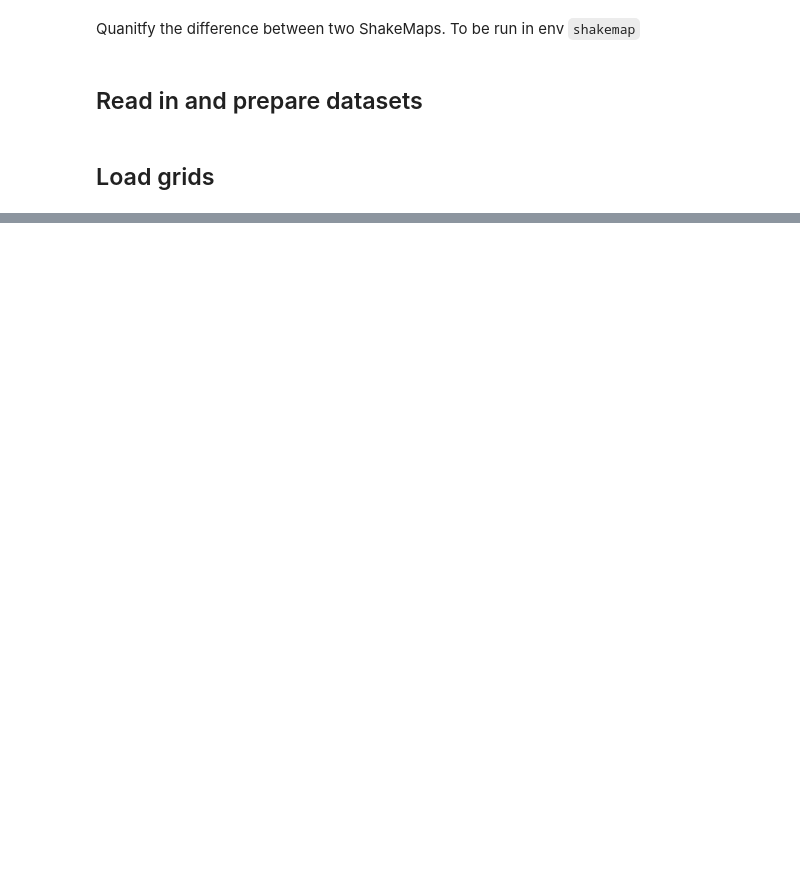
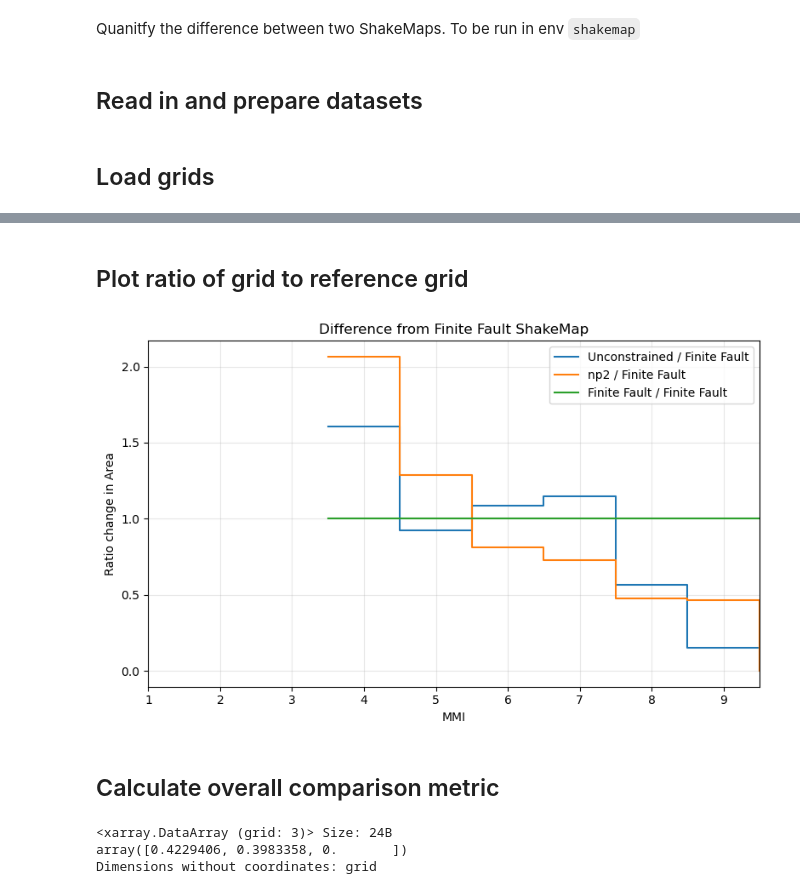
Before and after one commit to zoe-yin/shakemap-postprocess-tools, a Jupyter notebook: compare_shakemaps/calcDiff_v02.ipynb, the cells around one changed output, grey strips where cells are left out. Drawn from its saved outputs; the diff is of its cells as text; code cells hidden in the pictures; blank space fills up the shorter version.

Commit message:
calcDiff switch to xarray

```diff
--- a/compare_shakemaps/calcDiff_v02.ipynb
+++ b/compare_shakemaps/calcDiff_v02.ipynb
@@ -31,15 +31,13 @@ from mapio.shake import ShakeGrid
 # ]
 # eventid = 'us2000d7q6'
 eventid= 'us6000jllz'
+# eventid='us60007idc'
+# eventid='us1000h3p4'
+
 eventtype='np2'    # 'np1-2', 'slab2',
 
+
 datadir = '/Users/hyin/shakemap_profiles/default/data/'
-
-# for eventid in eventlist:
-#     grid1='/Users/hyin/shakemap_profiles/default/data/us6000jlqa/ffsimmer_pointsource/products/grid.xml'
-#     grid2 = '/Users/hyin/shakemap_profiles/default/data/us6000jlqa/np1/products/grid.xml'
-#     grid3 = '/Users/hyin/shakemap_profiles/default/data/us6000jlqa/shakemap_reproduction/products/grid.xml'
-
 grid1=f'/Users/hyin/shakemap_profiles/default/data/{eventid}/ffsimmer_pointsource/products/grid.xml'
 grid2 = f'/Users/hyin/shakemap_profiles/default/data/{eventid}/{eventtype}/products/grid.xml'
 grid3 = f'/Users/hyin/shakemap_profiles/default/data/{eventid}/shakemap_reproduction/products/grid.xml'
@@ -54,7 +52,8 @@ grid_files = [
 labels = ["Unconstrained",f"{eventtype}","Finite Fault"]
 
 imt = "mmi"
-threshold = 1.0
 output = f'/Users/hyin/shakemap_profiles/default/data/{eventid}/comparison/'
+
+n = len(grid_files)
 # %% [markdown]
 ## Load grids
@@ -87 +248,64 @@ lons = np.linspace(cutdict.xmin, cutdict.xmax, nx)
+# %% [markdown]
+## Plot ratio of grid to reference grid
+# %%
+import numpy as np
+import matplotlib.pyplot as plt
+
+fig, ax = plt.subplots(figsize=(8, 5))
+
+ref_idx = n-1
+ref = bin_areas.isel(grid=ref_idx)
+
+mmi = bin_areas["mmi"].values
+
+for i, label in enumerate(labels):
+    y = bin_areas.isel(grid=i)
+
+    # safe ratio
+    delta = y / ref
+    delta = delta.where(ref != 0)
+
+    ax.step(
+        mmi,
+        delta.values,
+        where="post",
+        label=f"{label} / {labels[ref_idx]}"
+    )
+
+ax.set_xlabel("MMI")
+ax.set_ylabel("Ratio change in Area")
+ax.set_title(f"Difference from {labels[ref_idx]} ShakeMap")
+ax.legend()
+ax.grid(True, alpha=0.3)
+ax.set_xlim(1.0, 9.5)
+
+plt.tight_layout()
+plt.savefig(f"{output}/MMI_area-intensity-dist_comparison.png", dpi=200)
+plt.show()
+# %% [output]
+[figure, added]
+# %% [markdown]
+## Calculate overall comparison metric
+# %%
+delta_all = bin_areas / ref
+delta_all = delta_all.where(ref != 0)
+
+# Define MMI bin geometry
+mmi = bin_areas["mmi"]
+bin_widths = xr.DataArray(np.diff(bin_edges), dims="mmi", coords={"mmi": mmi})
+
+# Weighted integral
+diff = np.abs(delta_all - 1)
+
+# Fully weighted integral
+mask = mmi >= 6.0
+weighted_metric = (diff.where(mask) * mmi * bin_widths).sum(dim="mmi")
+
+
+normalized_metric = weighted_metric / (mmi * bin_widths).sum()
+normalized_metric
+# %% [output]
+<xarray.DataArray (grid: 3)> Size: 24B
+array([0.4229406, 0.3983358, 0.       ])
+Dimensions without coordinates: grid
 # %%
```
Also changed, not shown: parts of 21 cells of this notebook, 1 other file.
